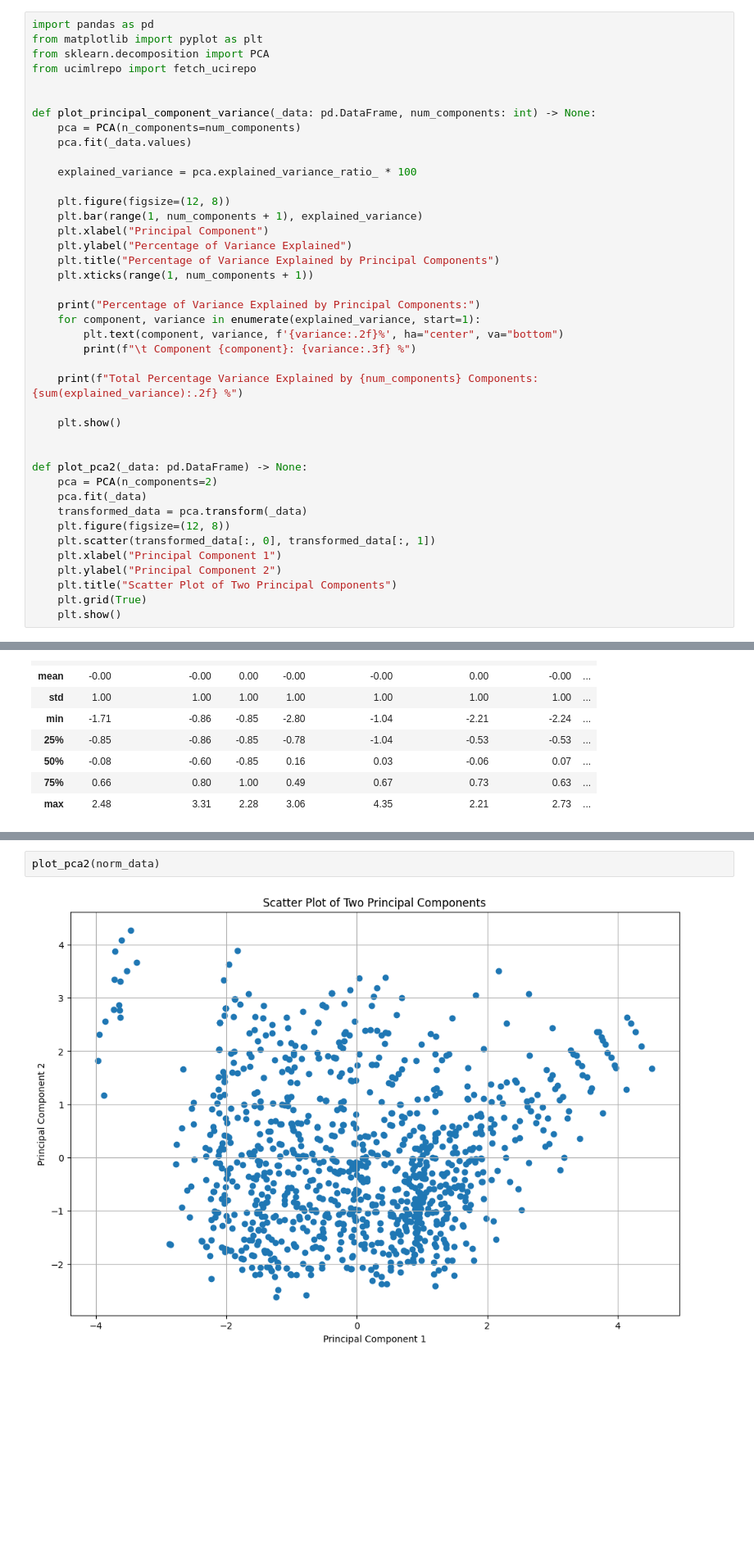
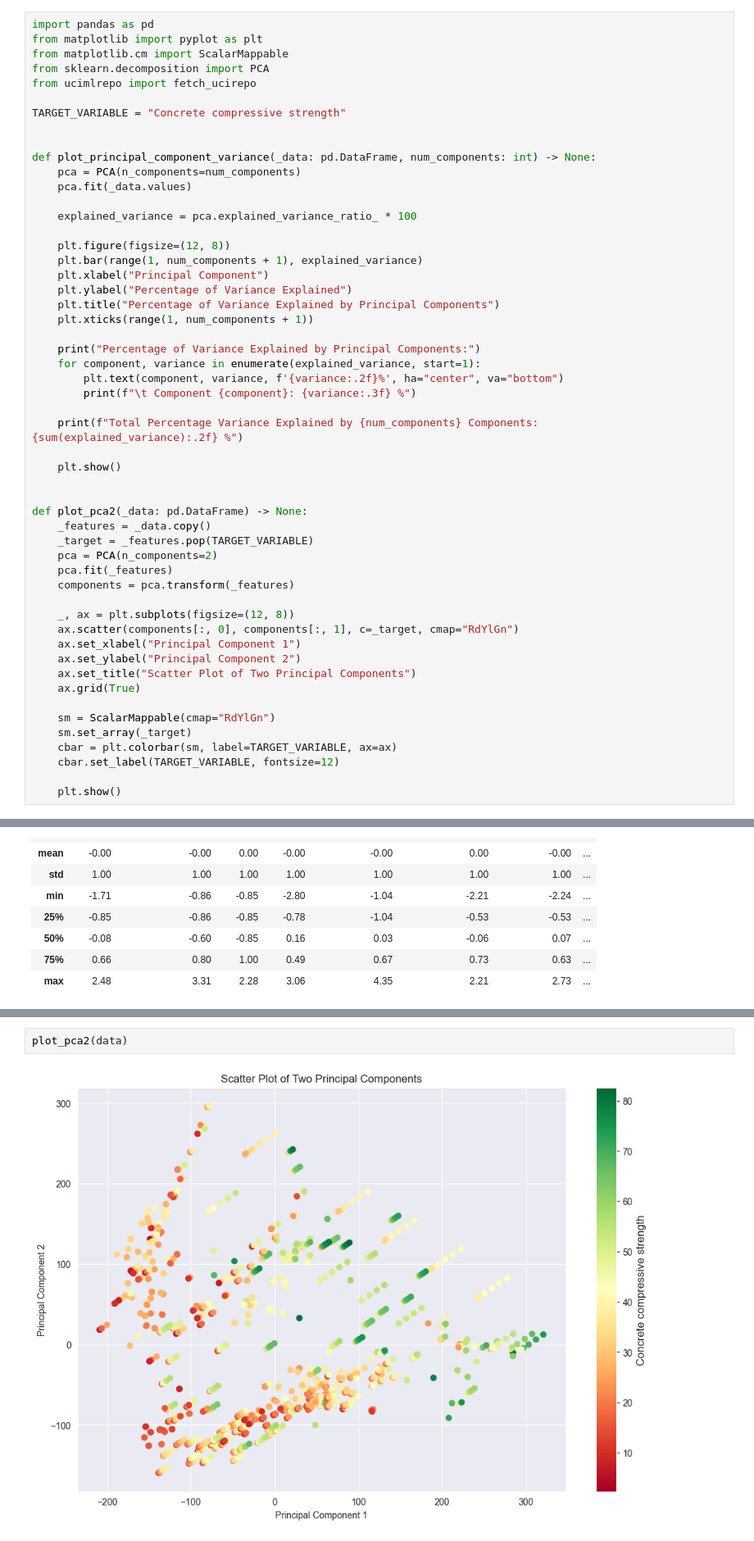
Before and after one commit to robertmackevic/mdv, a Jupyter notebook: principal-component-analysis.ipynb, the cells around one changed output, grey strips where cells are left out. Shown at 82% size. Saved outputs shown, nothing was run; the diff lists cells and outputs as text; blank space fills up the shorter version.

```diff
--- a/principal-component-analysis.ipynb
+++ b/principal-component-analysis.ipynb
@@ -1,8 +1,11 @@
 # %%
 import pandas as pd
 from matplotlib import pyplot as plt
+from matplotlib.cm import ScalarMappable
 from sklearn.decomposition import PCA
 from ucimlrepo import fetch_ucirepo
+
+TARGET_VARIABLE = "Concrete compressive strength"
 
 
 def plot_principal_component_variance(_data: pd.DataFrame, num_components: int) -> None:
@@ -29,15 +32,24 @@ def plot_principal_component_variance(_data: pd.DataFrame, num_components: int)
 
 
 def plot_pca2(_data: pd.DataFrame) -> None:
+    _features = _data.copy()
+    _target = _features.pop(TARGET_VARIABLE)
     pca = PCA(n_components=2)
-    pca.fit(_data)
-    transformed_data = pca.transform(_data)
-    plt.figure(figsize=(12, 8))
-    plt.scatter(transformed_data[:, 0], transformed_data[:, 1])
-    plt.xlabel("Principal Component 1")
-    plt.ylabel("Principal Component 2")
-    plt.title("Scatter Plot of Two Principal Components")
-    plt.grid(True)
+    pca.fit(_features)
+    components = pca.transform(_features)
+
+    _, ax = plt.subplots(figsize=(12, 8))
+    ax.scatter(components[:, 0], components[:, 1], c=_target, cmap="RdYlGn")
+    ax.set_xlabel("Principal Component 1")
+    ax.set_ylabel("Principal Component 2")
+    ax.set_title("Scatter Plot of Two Principal Components")
+    ax.grid(True)
+
+    sm = ScalarMappable(cmap="RdYlGn")
+    sm.set_array(_target)
+    cbar = plt.colorbar(sm, label=TARGET_VARIABLE, ax=ax)
+    cbar.set_label(TARGET_VARIABLE, fontsize=12)
+
     plt.show()
 # %%
 concrete_compressive_strength = fetch_ucirepo(id=165)
@@ -115,4 +128,4 @@ Total Percentage Variance Explained by 2 Components: 57.24 %
 # %%
-plot_pca2(norm_data)
+plot_pca2(data)
 # %% [output]
-[figure, old version]
+[figure, new version]
```
Also changed, not shown: parts of 4 cells of this notebook.
